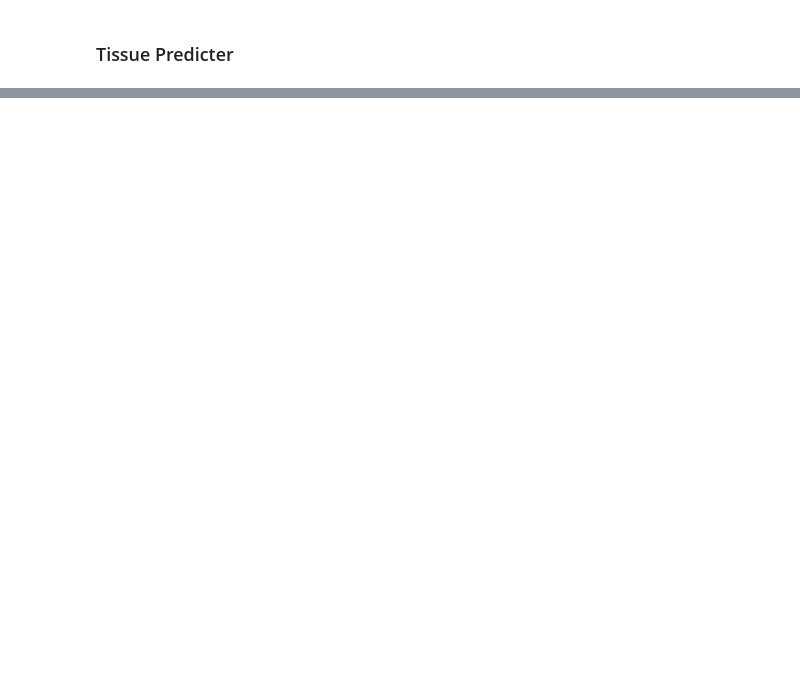
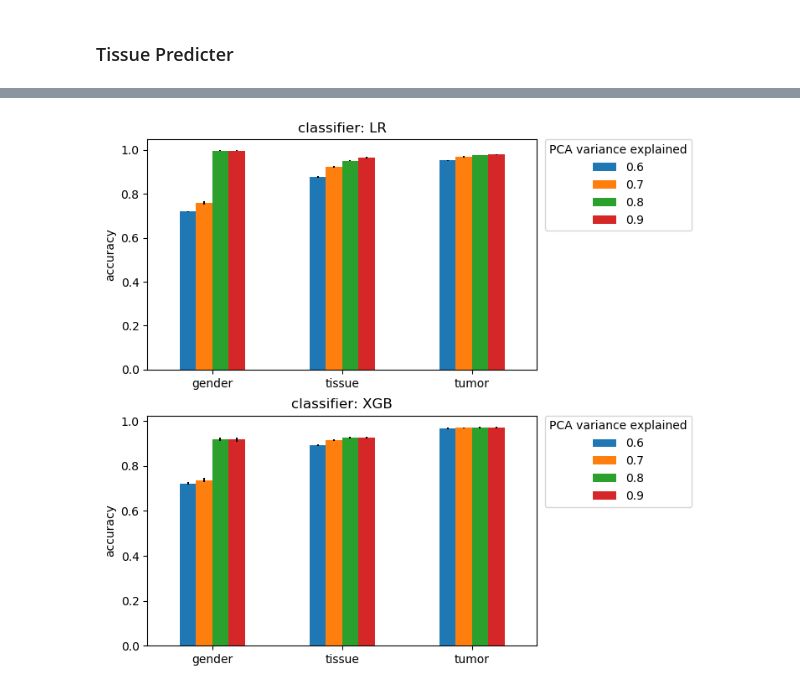
Before and after one commit to jvivian/DeepTCGA, a Jupyter notebook: Baseline_predictors.ipynb, the cells around one changed output, grey strips where cells are left out. Cells and saved outputs as stored; diff of their text form; code cells hidden in the pictures; blank space fills up the shorter version.

```diff
--- a/Baseline_predictors.ipynb
+++ b/Baseline_predictors.ipynb
@@ -110,8 +61,0 @@ Fit and predict of classifier XGBoost takes 0.6924042701721191 seconds
-# %%
-for n_component in [20, 50, 200]:
-    print("number of components from PCA used: ", n_component)
-    df = pd.read_csv("./data/mRNA_PCA_{0}_components.csv".format(n_component),
-                     index_col="sample_id")
-    X, y, le = prep_data(df, "label_gender")
-    result_df = run_cross_val(X, y, Classifiers, n_fold=5, random_state=0)
-    print(result_df)
@@ -135,0 +62,22 @@ Fit and predict of classifier XGBoost takes 0.2570624351501465 seconds
+# %%
+mean_df = pd.DataFrame()
+error_df = pd.DataFrame()
+
+for label in ["tissue", "gender", "tumor"]:
+    print(label)
+    for variance in [0.6, 0.7, 0.8, 0.9]:
+        print("PCA variance", variance)
+        X_df = pd.read_csv("./data/mRNA_PCA_{0}_variance_MinMaxScaled.csv".format(variance), index_col="sample_id")
+        y_df = pd.read_csv("./data/labels.csv", index_col="sample_id")
+        X, y, _ = prep_data(X_df, y_df, "label_"+label)
+#         X_sample, y_sample = sample_data(X, y, frac=0.01)
+        result_df = run_cross_val(X, y, n_fold=5, random_state=0)
+        data_row = result_df.mean().to_dict()
+        data_row.update({"label":label, "PCA_variance":variance})
+        error_row = result_df.std().to_dict()
+        error_row.update({"label":label, "PCA_variance":variance})
+        mean_df = mean_df.append(data_row, ignore_index=True)
+        error_df = error_df.append(error_row, ignore_index=True)
+
+mean_df = mean_df.set_index(["label", "PCA_variance"]).unstack()
+error_df = error_df.set_index(["label", "PCA_variance"]).unstack()
@@ -135,0 +102,11 @@ Fit and predict of classifier XGBoost takes 0.2570624351501465 seconds
+# %%
+fig, axes = plt.subplots(ncols=1, nrows=2, figsize=(6, 8), dpi=100)
+for i, clf_name in enumerate(["LR", "XGB"]):
+    mean_df[clf_name].plot.bar(yerr=error_df[clf_name], rot=0, ax=axes[i])
+    axes[i].legend(title="PCA variance explained",
+                   bbox_to_anchor=(1.02, 1), loc=2, borderaxespad=0.)
+    axes[i].set_title("classifier: {0}".format(clf_name))
+    axes[i].set_ylabel("accuracy")
+    axes[i].set_xlabel("")
+# %% [output]
+[figure, added]
```
Also changed, not shown: parts of 9 cells of this notebook.
